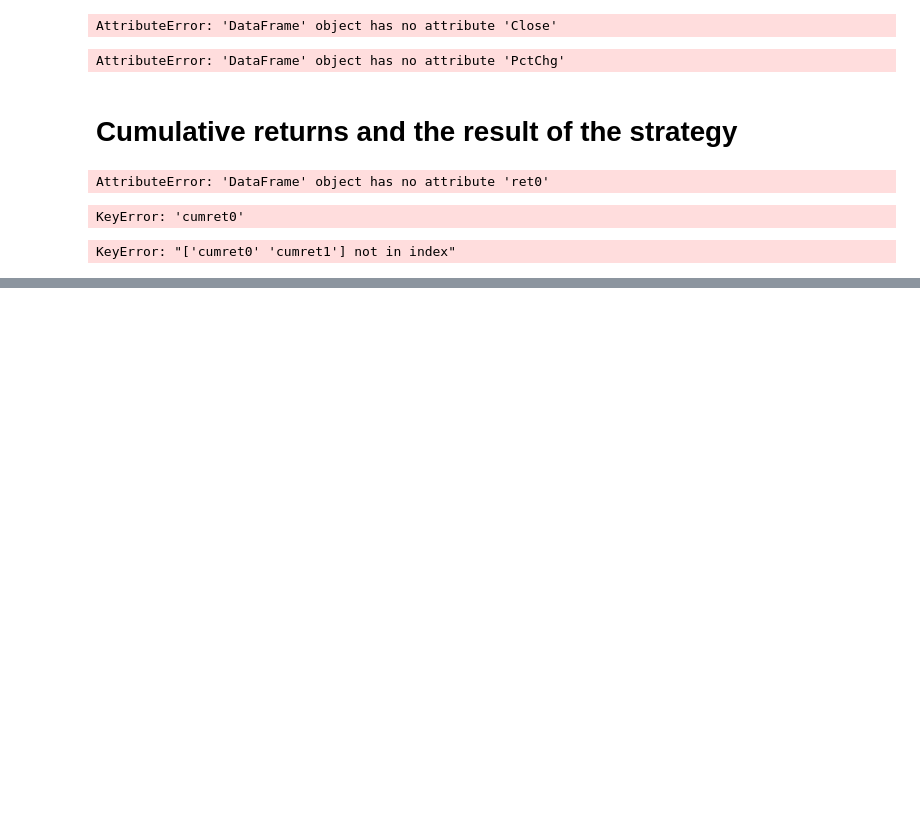
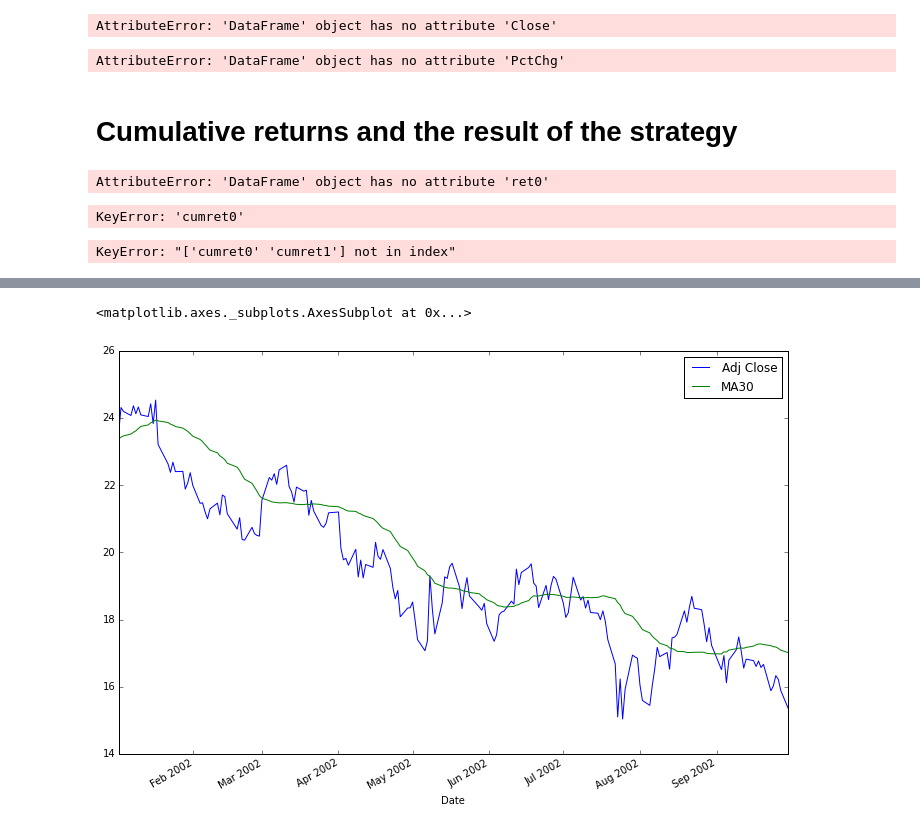
Before and after one commit to quantumn/my-financial-world, a Jupyter notebook: Explore Financial Market/mastering pandas.ipynb, the cells around one changed output, grey strips where cells are left out. Saved outputs shown, nothing was run; the diff lists cells and outputs as text; code cells hidden in the pictures; blank space fills up the shorter version.

```diff
--- a/Explore Financial Market/mastering pandas.ipynb
+++ b/Explore Financial Market/mastering pandas.ipynb
@@ -867,0 +938,5 @@ KeyError: "['cumret0' 'cumret1'] not in index"
+# %%
+msft['2002-1':'2002-9'][['Adj Close','MA30']].plot(figsize=(12,8))
+# %% [output]
+<matplotlib.axes._subplots.AxesSubplot at 0x...>
+[figure, added]
```
Also changed, not shown: parts of 35 cells of this notebook.
